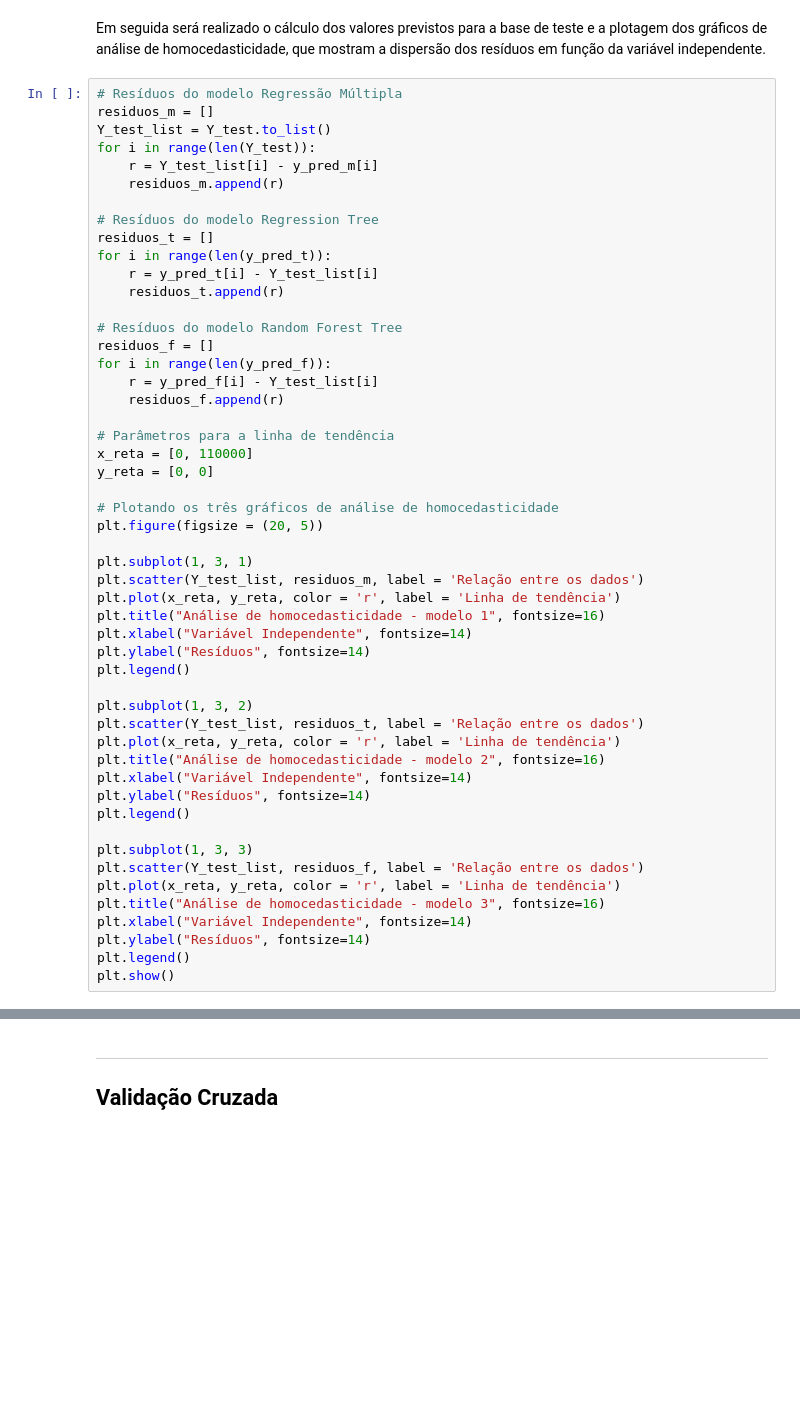
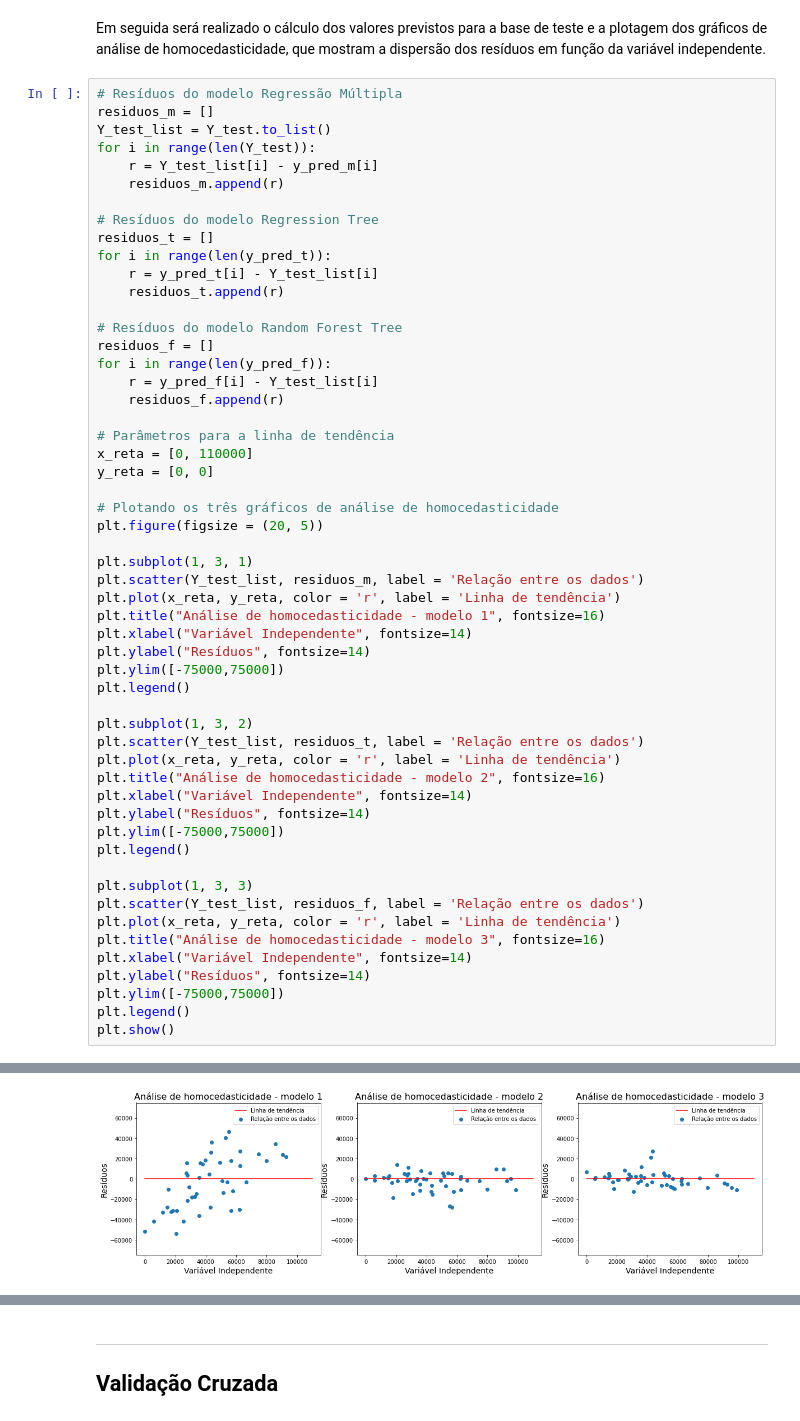
Before and after one commit to marlonsp/Projeto2-CiDados, a Jupyter notebook: Projeto2-CDados.ipynb, the cells around one changed output, grey strips where cells are left out. Drawn from its saved outputs; the diff is of its cells as text; blank space fills up the shorter version.

```diff
--- a/Projeto2-CDados.ipynb
+++ b/Projeto2-CDados.ipynb
@@ -638,6 +629,7 @@ plt.plot(x_reta, y_reta, color = 'r', label = 'Linha de tendência')
 plt.title("Análise de homocedasticidade - modelo 1", fontsize=16)
 plt.xlabel("Variável Independente", fontsize=14)
 plt.ylabel("Resíduos", fontsize=14)
+plt.ylim([-75000,75000])
 plt.legend()
 
 plt.subplot(1, 3, 2)
@@ -646,6 +638,7 @@ plt.plot(x_reta, y_reta, color = 'r', label = 'Linha de tendência')
 plt.title("Análise de homocedasticidade - modelo 2", fontsize=16)
 plt.xlabel("Variável Independente", fontsize=14)
 plt.ylabel("Resíduos", fontsize=14)
+plt.ylim([-75000,75000])
 plt.legend()
 
 plt.subplot(1, 3, 3)
@@ -654,6 +647,7 @@ plt.plot(x_reta, y_reta, color = 'r', label = 'Linha de tendência')
 plt.title("Análise de homocedasticidade - modelo 3", fontsize=16)
 plt.xlabel("Variável Independente", fontsize=14)
 plt.ylabel("Resíduos", fontsize=14)
+plt.ylim([-75000,75000])
 plt.legend()
 plt.show()
 # %% [output]
@@ -661,0 +654 @@ plt.show()
+[figure, added]
```
Also changed, not shown: parts of 30 cells of this notebook.
